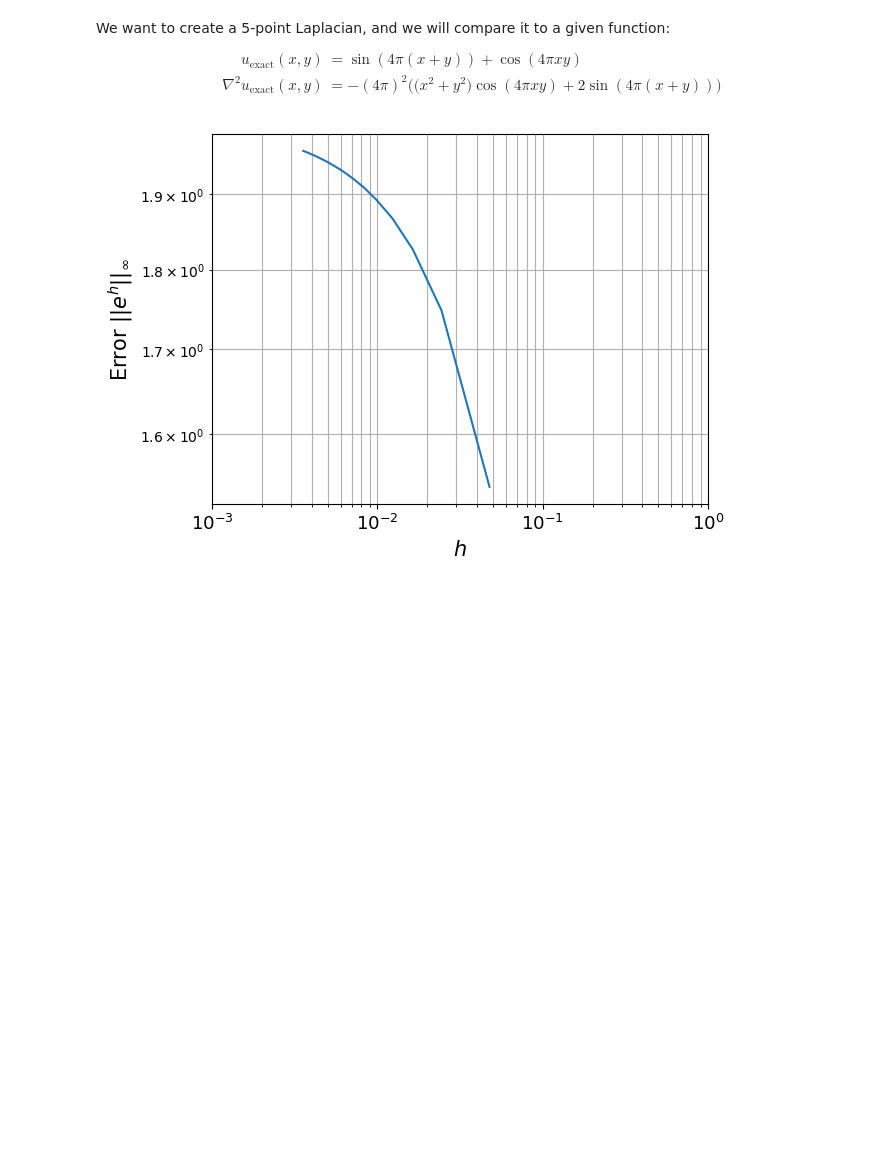
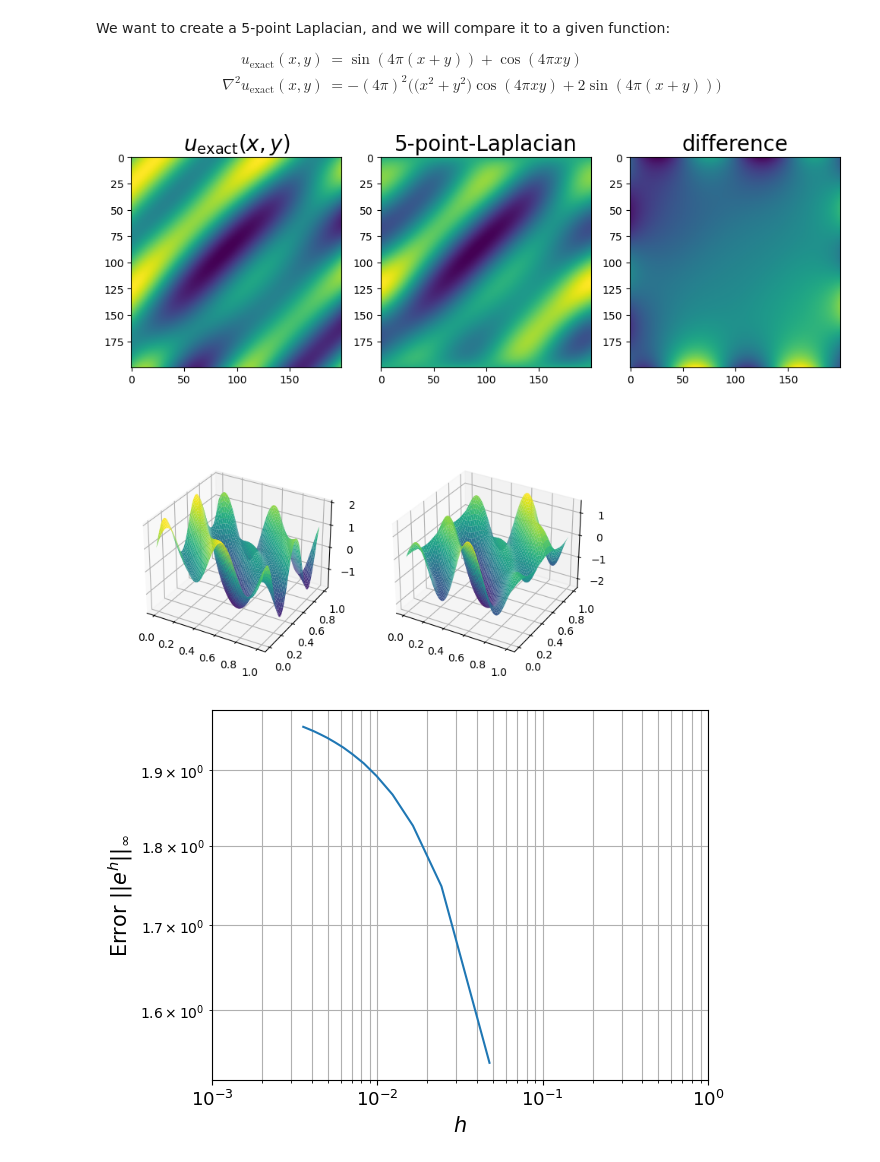
Before and after one commit to BastianValhoj/02687, a Jupyter notebook: assignment1/exercise2b.ipynb, the cells around one changed output. Saved outputs shown, nothing was run; the diff lists cells and outputs as text; code cells hidden in the pictures; blank space fills up the shorter version.

```diff
--- a/assignment1/exercise2b.ipynb
+++ b/assignment1/exercise2b.ipynb
@@ -140,67 +140,86 @@ def solve_poisson(N):
     h = 1/(N+1)
     # xy = np.arange(0, 1, step=h)
     xy = np.linspace(0, 1, num=N)
+
     X, Y = np.meshgrid(xy, xy, indexing="xy")
 
-    X_interior = X[1:-1, 1:-1]
-    Y_interior = Y[1:-1, 1:-1]
+    # X_interior = X[1:-1, 1:-1]
+    # Y_interior = Y[1:-1, 1:-1]
+    # print(f"{X_interior.shape = }")
 
 
-    f = RHS(X_interior, Y_interior).flatten()
+    # f = RHS(X_interior, Y_interior).flatten()
+    f = RHS(X, Y).flatten()
+    # print(f"{f.shape = }")
     A = laplace_5_point(N, h)
+    # u_boundary = u_exact(X, Y)
+    # print(f"{u_boundary[1:-1, 0].shape = }")
+    # f = f - (u_boundary[1:-1, 0] + u_boundary[1:-1, -1] + u_boundary[0, 1:-1] + u_boundary[-1, 1:-1]).flatten() / h**2
     u_h = splinalg.spsolve(A, f)
-    return X, Y, u_h, h
+    return X, Y, u_h, h, A
 
 def convergence(grid_sizes):
     errors = []
     h_values = []
+    A_norm_values = []
 
 
     for N in grid_sizes:
-        X, Y, u_h, h = solve_poisson(N)
+        X, Y, u_h, h, A_h = solve_poisson(N)
         u_exact_vals = u_exact(X, Y).flatten()
         # print(u_exact_vals.shape)
         err = linalg.norm(u_h - u_exact_vals, np.inf)
         errors.append(err)
         h_values.append(h)
+        A_norm_values.append(splinalg.norm(A_h, np.inf))
 
-    return h_values, errors
+    return h_values, errors, A_norm_values
 
 
 
-### For plotting imshow() and 3D
-# M = 80
-# xs = np.linspace(0, 1, num=M)[:, None]
-# ys = np.linspace(0, 1, num=M)[None, :]
-# X, Y = np.meshgrid(xs, ys, indexing="ij")
+## For plotting imshow() and 3D
+M = 200
+xs = np.linspace(0, 1, num=M)[:, None]
+ys = np.linspace(0, 1, num=M)[None, :]
+X, Y = np.meshgrid(xs, ys, indexing="ij")
 
-# f = RHS(xs, ys)
-# A = laplace_5_point(M)
-# U = splinalg.spsolve(A, csc_matrix(f.flatten()).T).reshape(M, M)
-# U_EXACT = u_exact(xs, ys)
+f = RHS(xs, ys)
+A = laplace_5_point(M, 1/(M+1))
+U = splinalg.spsolve(A, csc_matrix(f.flatten()).T).reshape(M, M)
+U_EXACT = u_exact(xs, ys)
 
 
 
-# ## Plotting
-# fig =  plt.figure(figsize=(10,12))
-# gs = gridspec.GridSpec(3, 2, height_ratios=(1, 1, 1))
+## Plotting
+fig =  plt.figure(figsize=(10,12))
+gs = gridspec.GridSpec(3, 3, height_ratios=(1, 1, 1))
 
-# ax1 = fig.add_subplot(gs[0, 0])
-# ax1.imshow(U_EXACT)
-# ax1.set_title(r"$u_\mathrm{exact}(x,y)$", size=20)
+ax1 = fig.add_subplot(gs[0, 0])
+ax1.imshow(U_EXACT)
+ax1.set_title(r"$u_\mathrm{exact}(x,y)$", size=20)
 
 
-# ax2 = fig.add_subplot(gs[0, 1])
-# ax2.imshow(U)
-# ax2.set_title("5-point-Laplacian", size=20)
+ax2 = fig.add_subplot(gs[0, 1])
+ax2.imshow(U)
+ax2.set_title("5-point-Laplacian", size=20)
 
-# # Add 3D surface plots
-# ax3 = fig.add_subplot(gs[1, 0], projection='3d')
-# ax4 = fig.add_subplot(gs[1, 1], projection='3d')
+ax6 = fig.add_subplot(gs[0, 2])
 
-# ax3.plot_surface(X, Y, U_EXACT)
-# ax4.plot_surface(X, Y, U)
-# fig.tight_layout()
+ax6.imshow(U-U_EXACT)
+ax6.set_title("difference", size=20)
+
+
+# Add 3D surface plots
+ax3 = fig.add_subplot(gs[1, 0], projection='3d')
+ax4 = fig.add_subplot(gs[1, 1], projection='3d')
+
+ax3.plot_surface(X, Y, U_EXACT, cmap="viridis")
+ax4.plot_surface(X, Y, U, cmap="viridis")
+
+fig.tight_layout()
+fig.show()
+# %% [output]
+[figure, added]
 # %%
 LABELSIZE = 15
 
```
Also changed, not shown: parts of 2 cells of this notebook, 2 other files.
